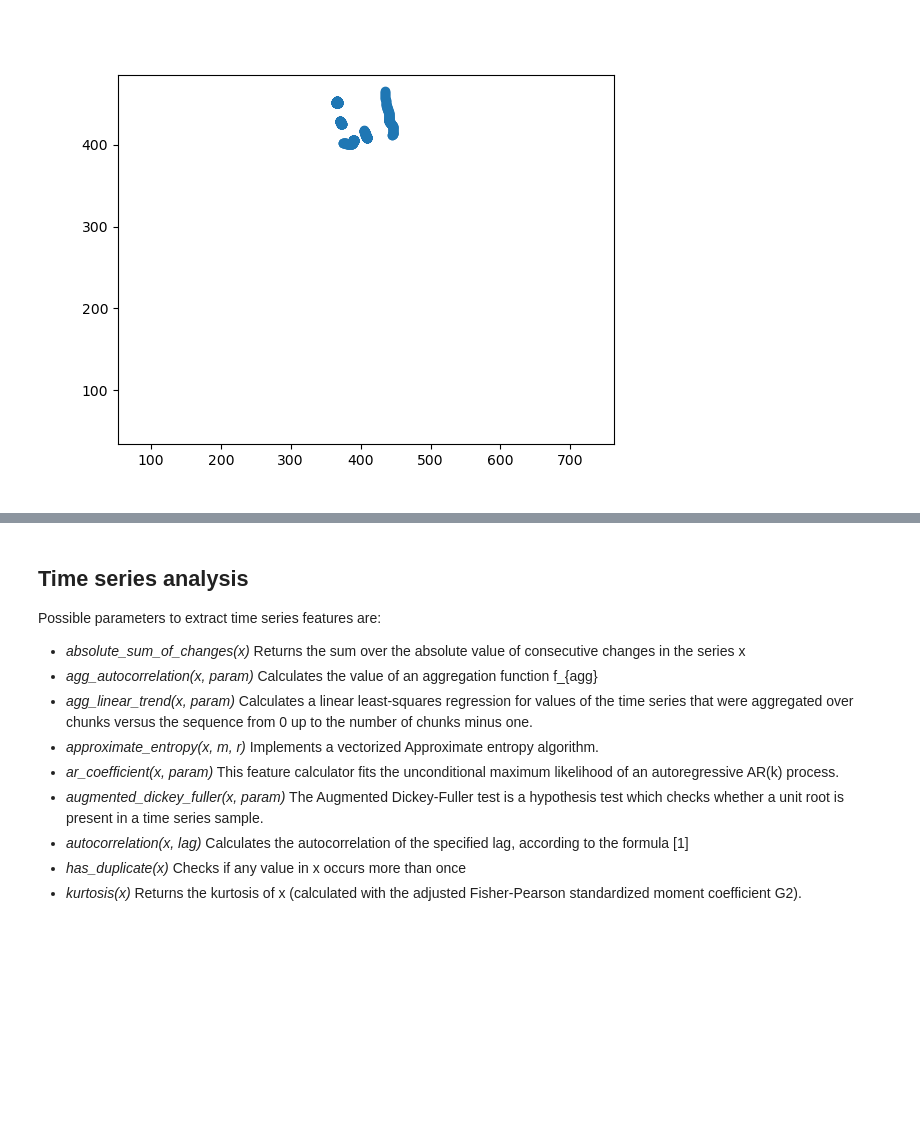
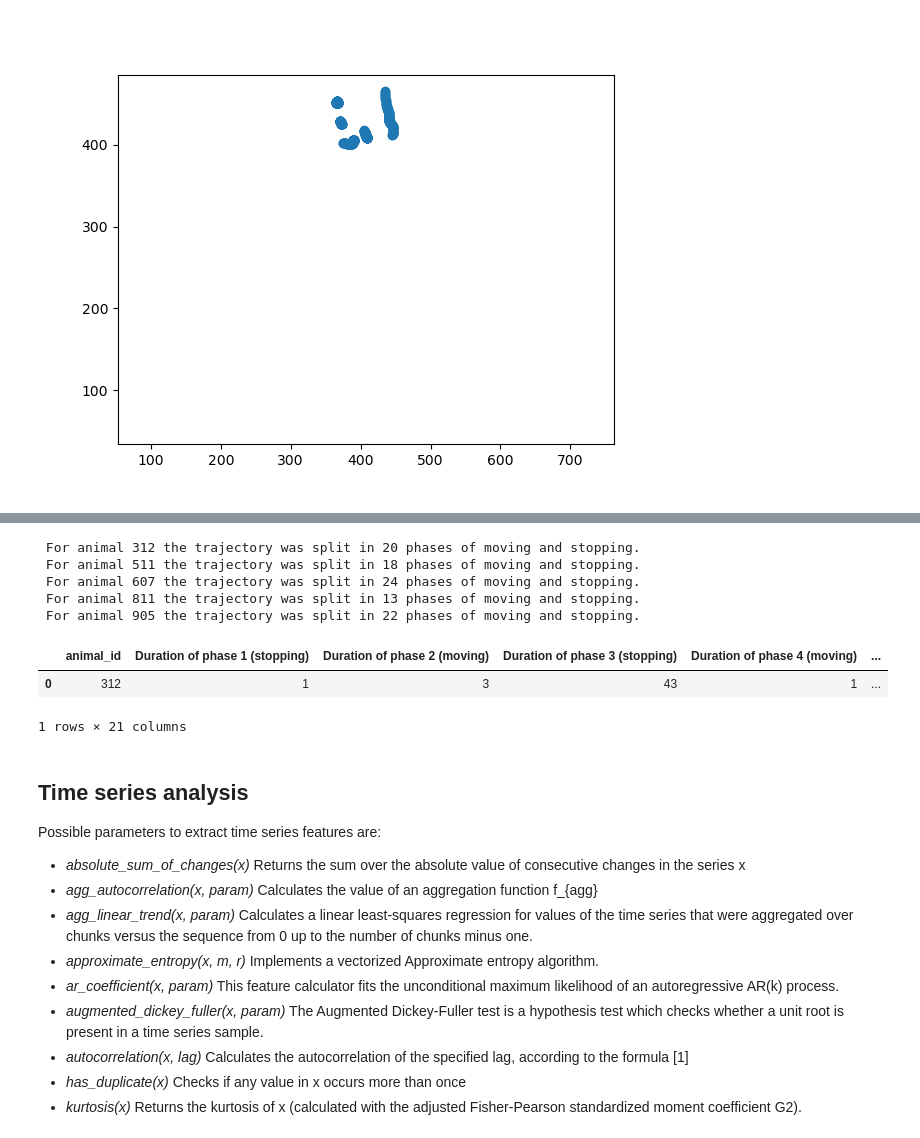
Before and after one commit to dbvis-ukon/movekit, a Jupyter notebook: examples/02_extract_features.ipynb, the cells around one changed output, grey strips where cells are left out. Cells and saved outputs as stored; diff of their text form; code cells hidden in the pictures; blank space fills up the shorter version.

```diff
--- a/examples/02_extract_features.ipynb
+++ b/examples/02_extract_features.ipynb
@@ -175,3 +193,15 @@ writergif = animation.PillowWriter(fps=30)
+# %%
+duration_dict = mkit.movement_stopping_durations(data_features, stop_threshold = 0.5)
+duration_dict[312]  # duration of phases for animal 312
+# %% [output]
+ For animal 312 the trajectory was split in 20 phases of moving and stopping.
+ For animal 511 the trajectory was split in 18 phases of moving and stopping.
+ For animal 607 the trajectory was split in 24 phases of moving and stopping.
+ For animal 811 the trajectory was split in 13 phases of moving and stopping.
+ For animal 905 the trajectory was split in 22 phases of moving and stopping.
+|  | animal_id | Duration of phase 1 (stopping) | Duration of phase 2 (moving) | Duration of phase 3 (stopping) | Duration of phase 4 (moving) | ... |
+| 0 | 312 | 1 | 3 | 43 | 1 | ... |
+1 rows × 21 columns
 # %% [markdown]
 ## Time series analysis
 
```
Also changed, not shown: parts of 6 cells of this notebook, 1 other file.
